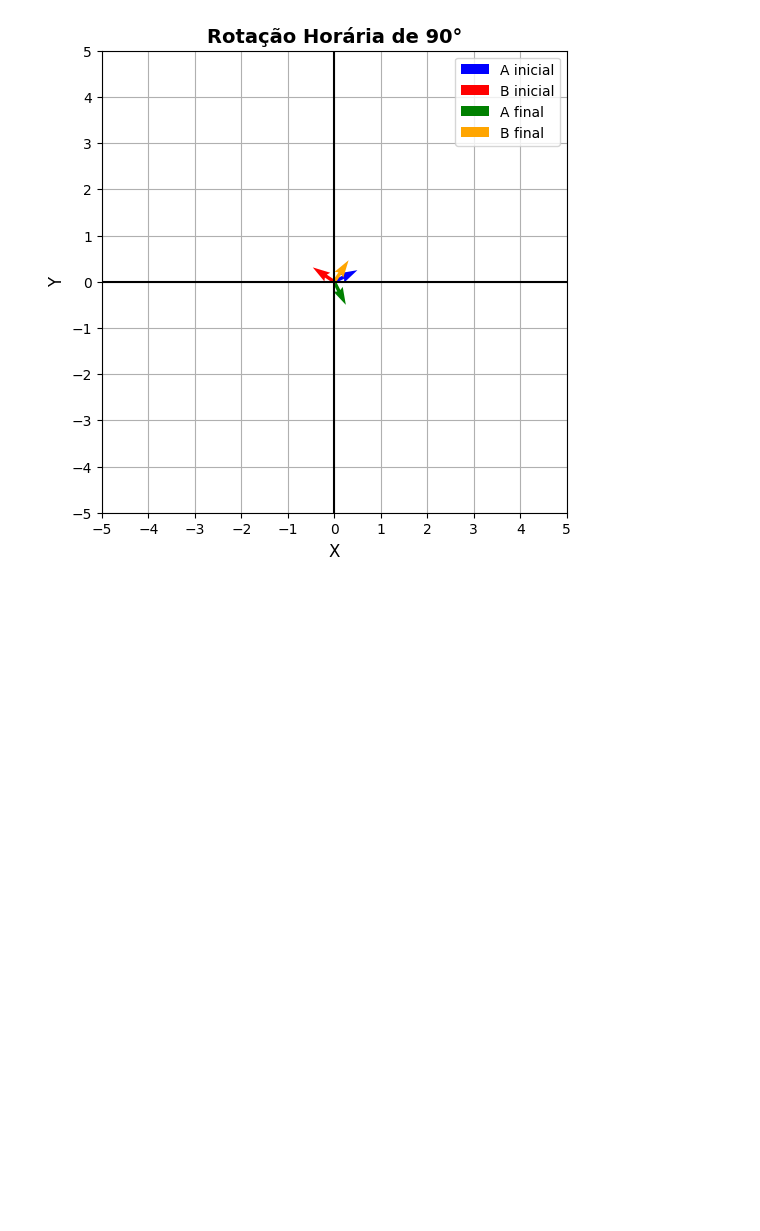
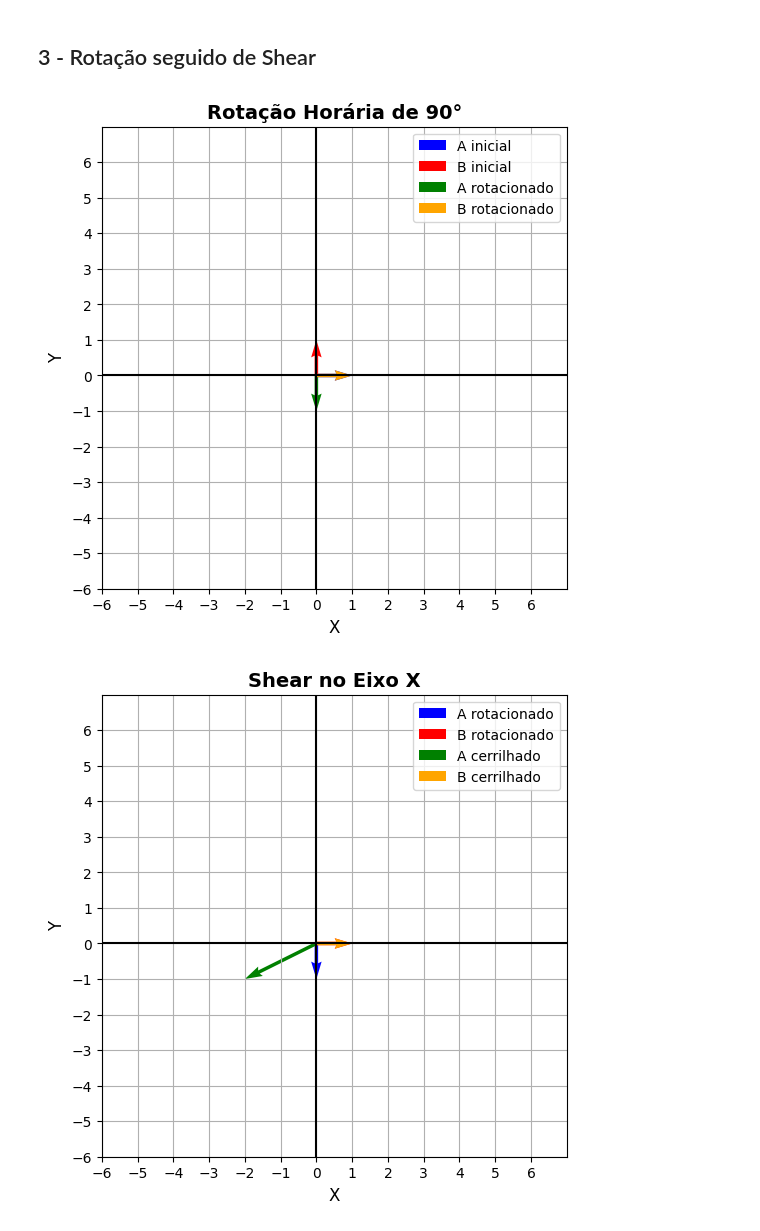
Before and after one commit to mauricioaires30/Matematica-Computacional, a Jupyter notebook: trabalho_01.ipynb, the cells around one changed output. Saved outputs shown, nothing was run; the diff lists cells and outputs as text; code cells hidden in the pictures; blank space fills up the shorter version.

```diff
--- a/trabalho_01.ipynb
+++ b/trabalho_01.ipynb
@@ -131,22 +165,60 @@ $$
+# %%
+def matrix_multiplication_as_composition(m1: np.array, m2: np.array):
+    m1 = m1.tolist()
+    m2 = m2.tolist()
+
+    m_final = []
+
+    for i in range(len(m2)):
+        m2_col = m2[i]
+        col = np.array([0 for k in range(len(m2))])
+
+        for j in range(len(m2_col)):
+            m2_num = m2_col[j]
+            col_multiply = (np.array(m1[j]) * m2_num)
+            col += col_multiply
+
+        col = col.tolist()
+        m_final.append(col)
+
+    return np.array(m_final).T
+# %% [markdown]
+## 3 - Rotação seguido de Shear
 # %%
-initial_A = np.array([2, 1])
-initial_B = np.array([-3, 2])
+initial_A = np.array([1, 0])
+initial_B = np.array([0, 1])
 
-matrix = np.array([[0, 1], [-1, 0]])
-
-final_A = transform_vector(initial_A, matrix)
-final_B = transform_vector(initial_B, matrix)
+rotated_AB = matrix_multiplication_as_composition(np.column_stack((initial_A, initial_B)), rotation_matrix)
+rotated_A = rotated_AB[0]
+rotated_B = rotated_AB[1]
 
 draw_graph("Rotação Horária de 90°",
     [
         #vetores originais
         {"name": "A inicial", "x": initial_A[0], "y": initial_A[1], "color": "blue"},
         {"name": "B inicial", "x": initial_B[0], "y": initial_B[1], "color": "red"},
 
         #vetores rotacionados
-        {"name": "A final", "x": final_A[0], "y": final_A[1], "color": "green"},
-        {"name": "B final", "x": final_B[0], "y": final_B[1], "color": "orange"}
+        {"name": "A rotacionado", "x": rotated_A[0], "y": rotated_A[1], "color": "green"},
+        {"name": "B rotacionado", "x": rotated_B[0], "y": rotated_B[1], "color": "orange"}
     ]
 )
+
+sheared_AB = matrix_multiplication_as_composition(np.column_stack((rotated_A, rotated_B)), shear_matrix)
+sheared_A = sheared_AB[0]
+sheared_B = sheared_AB[1]
+
+draw_graph("Shear no Eixo X",
+    [
+        #vetores unitários originais
+        {"name": "A rotacionado", "x": rotated_A[0], "y": rotated_A[1], "color": "blue"},
+        {"name": "B rotacionado", "x": rotated_B[0], "y": rotated_B[1], "color": "red"},
+
+        #vetores cerrilhados
+        {"name": "A cerrilhado", "x": sheared_A[0], "y": sheared_A[1], "color": "green"},
+        {"name": "B cerrilhado", "x": sheared_B[0], "y": sheared_B[1], "color": "orange"}
+    ]
+)
 # %% [output]
-[figure, old version]
+[figure, new version]
+[figure, added]
```
Also changed, not shown: parts of 19 cells of this notebook, 1 other file.
